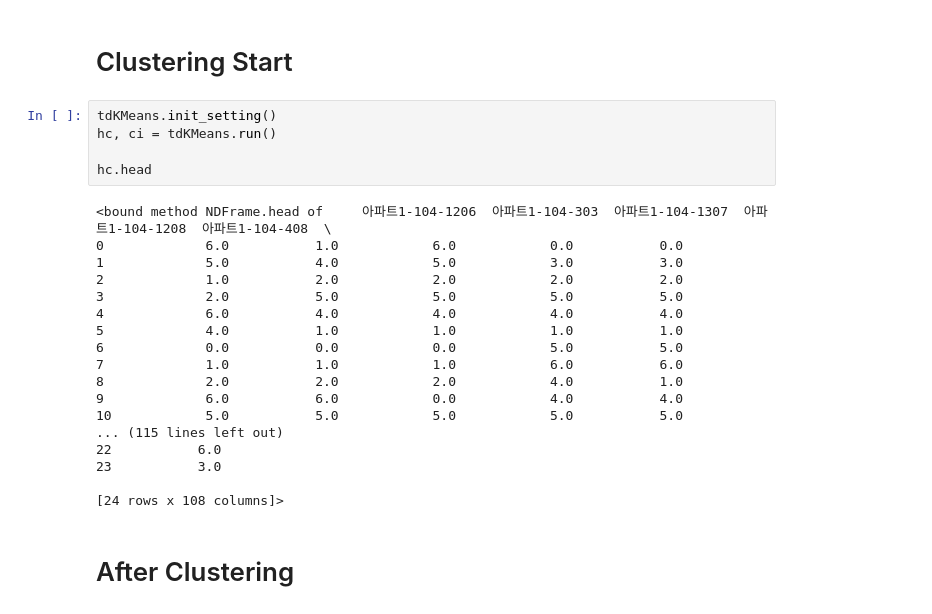
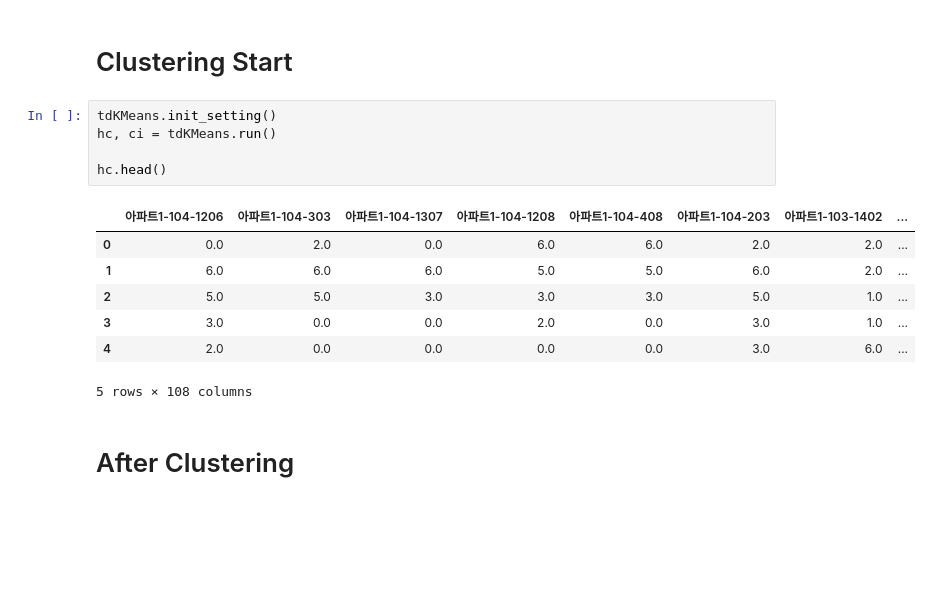
Before and after one commit to formegusto/distribution-by-contribution, a Jupyter notebook: Time Division KMeans.ipynb, the cells around one changed output. Saved outputs shown, nothing was run; the diff lists cells and outputs as text; blank space fills up the shorter version.

```diff
--- a/Time Division KMeans.ipynb
+++ b/Time Division KMeans.ipynb
@@ -54,26 +54,16 @@ df.head()
 # %%
 tdKMeans.init_setting()
 hc, ci = tdKMeans.run()
 
-hc.head
+hc.head()
 # %% [output]
+|  | 아파트1-104-1206 | 아파트1-104-303 | 아파트1-104-1307 | 아파트1-104-1208 | 아파트1-104-408 | 아파트1-104-203 | 아파트1-103-1402 | ... |
+| 0 | 0.0 | 2.0 | 0.0 | 6.0 | 6.0 | 2.0 | 2.0 | ... |
+| 1 | 6.0 | 6.0 | 6.0 | 5.0 | 5.0 | 6.0 | 2.0 | ... |
+| 2 | 5.0 | 5.0 | 3.0 | 3.0 | 3.0 | 5.0 | 1.0 | ... |
+| 3 | 3.0 | 0.0 | 0.0 | 2.0 | 0.0 | 3.0 | 1.0 | ... |
+| 4 | 2.0 | 0.0 | 0.0 | 0.0 | 0.0 | 3.0 | 6.0 | ... |
-<bound method NDFrame.head of     아파트1-104-1206  아파트1-104-303  아파트1-104-1307  아파트1-104-1208  아파트1-104-408  \
-0             6.0           1.0            6.0            0.0           0.0
-1             5.0           4.0            5.0            3.0           3.0
-2             1.0           2.0            2.0            2.0           2.0
-3             2.0           5.0            5.0            5.0           5.0
-4             6.0           4.0            4.0            4.0           4.0
-5             4.0           1.0            1.0            1.0           1.0
-6             0.0           0.0            0.0            5.0           5.0
-7             1.0           1.0            1.0            6.0           6.0
-8             2.0           2.0            2.0            4.0           1.0
-9             6.0           6.0            0.0            4.0           4.0
-10            5.0           5.0            5.0            5.0           5.0
-... (115 lines left out)
-22           6.0
-23           3.0
-
-[24 rows x 108 columns]>
+5 rows × 108 columns
 # %% [markdown]
 # After Clustering
 # %% [markdown]
```
Also changed, not shown: parts of 7 cells of this notebook, 3 other files.
